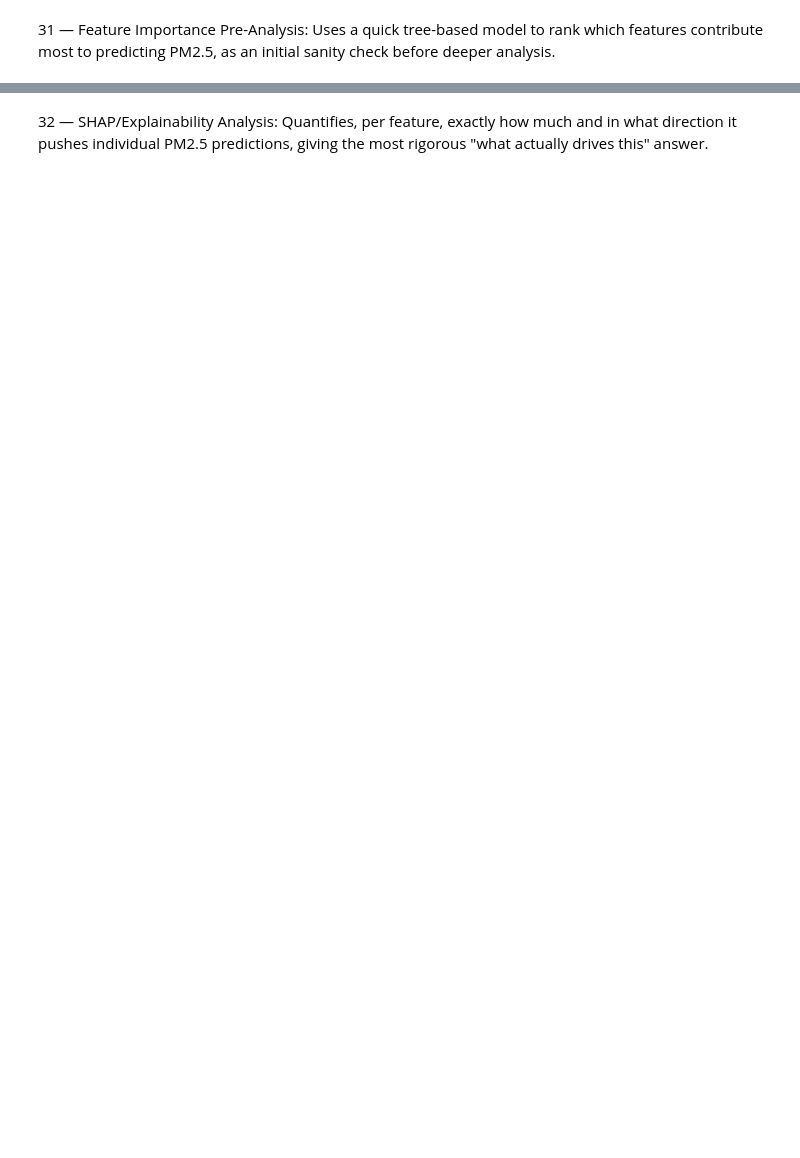
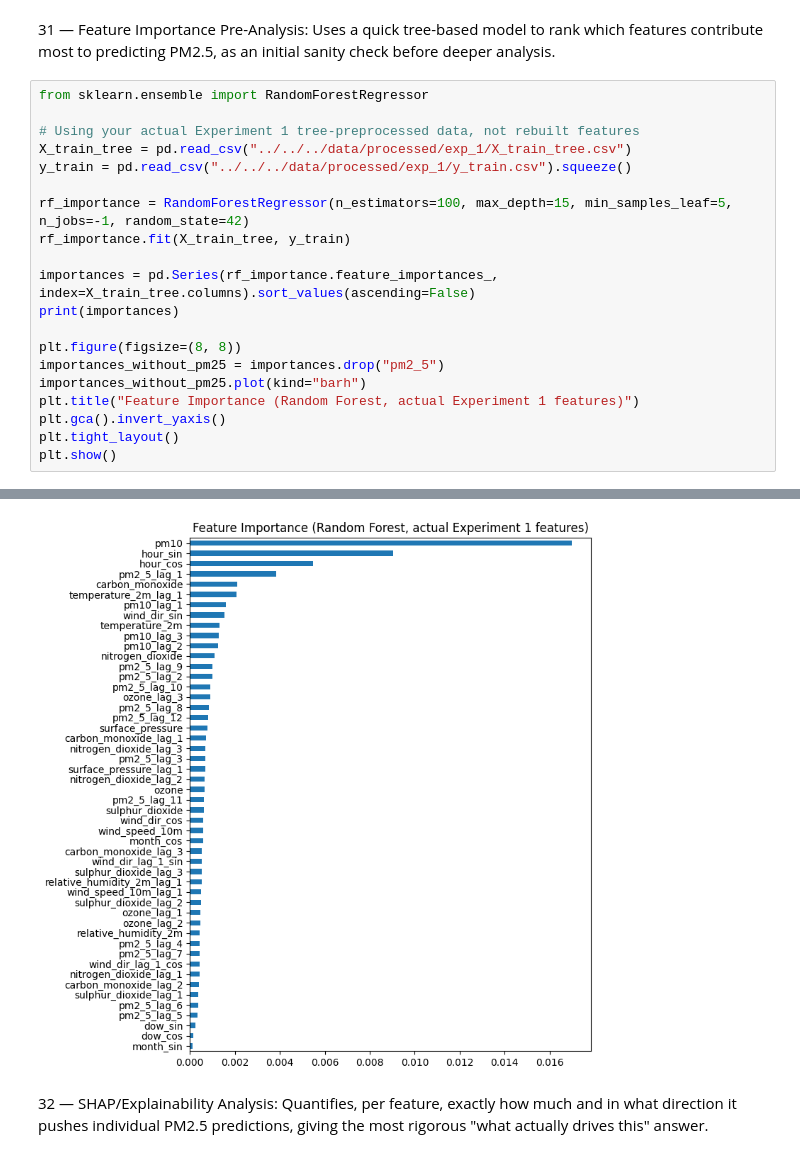
Before and after one commit to adarsha-7/pm25-forecasting, a Jupyter notebook: notebooks/eda/phase_2/extra.ipynb, the cells around one changed output, grey strips where cells are left out. Cells and saved outputs as stored; diff of their text form; blank space fills up the shorter version.

```diff
--- a/notebooks/eda/phase_2/extra.ipynb
+++ b/notebooks/eda/phase_2/extra.ipynb
@@ -349,2 +460,23 @@ plt.show()
 # %% [markdown]
 31 — Feature Importance Pre-Analysis: Uses a quick tree-based model to rank which features contribute most to predicting PM2.5, as an initial sanity check before deeper analysis.
+# %%
+from sklearn.ensemble import RandomForestRegressor
+
+# Using your actual Experiment 1 tree-preprocessed data, not rebuilt features
+X_train_tree = pd.read_csv("../../../data/processed/exp_1/X_train_tree.csv")
+y_train = pd.read_csv("../../../data/processed/exp_1/y_train.csv").squeeze()
+
+rf_importance = RandomForestRegressor(n_estimators=100, max_depth=15, min_samples_leaf=5, n_jobs=-1, random_state=42)
+rf_importance.fit(X_train_tree, y_train)
+
+importances = pd.Series(rf_importance.feature_importances_, index=X_train_tree.columns).sort_values(ascending=False)
+print(importances)
+
+plt.figure(figsize=(8, 8))
+importances_without_pm25 = importances.drop("pm2_5")
+importances_without_pm25.plot(kind="barh")
+plt.title("Feature Importance (Random Forest, actual Experiment 1 features)")
+plt.gca().invert_yaxis()
+plt.tight_layout()
+plt.show()
+# %% [output]
@@ -351,2 +500,3 @@ plt.show()
+[figure, added]
 # %% [markdown]
 32 — SHAP/Explainability Analysis: Quantifies, per feature, exactly how much and in what direction it pushes individual PM2.5 predictions, giving the most rigorous "what actually drives this" answer.
```
Also changed, not shown: parts of 4 cells of this notebook.
